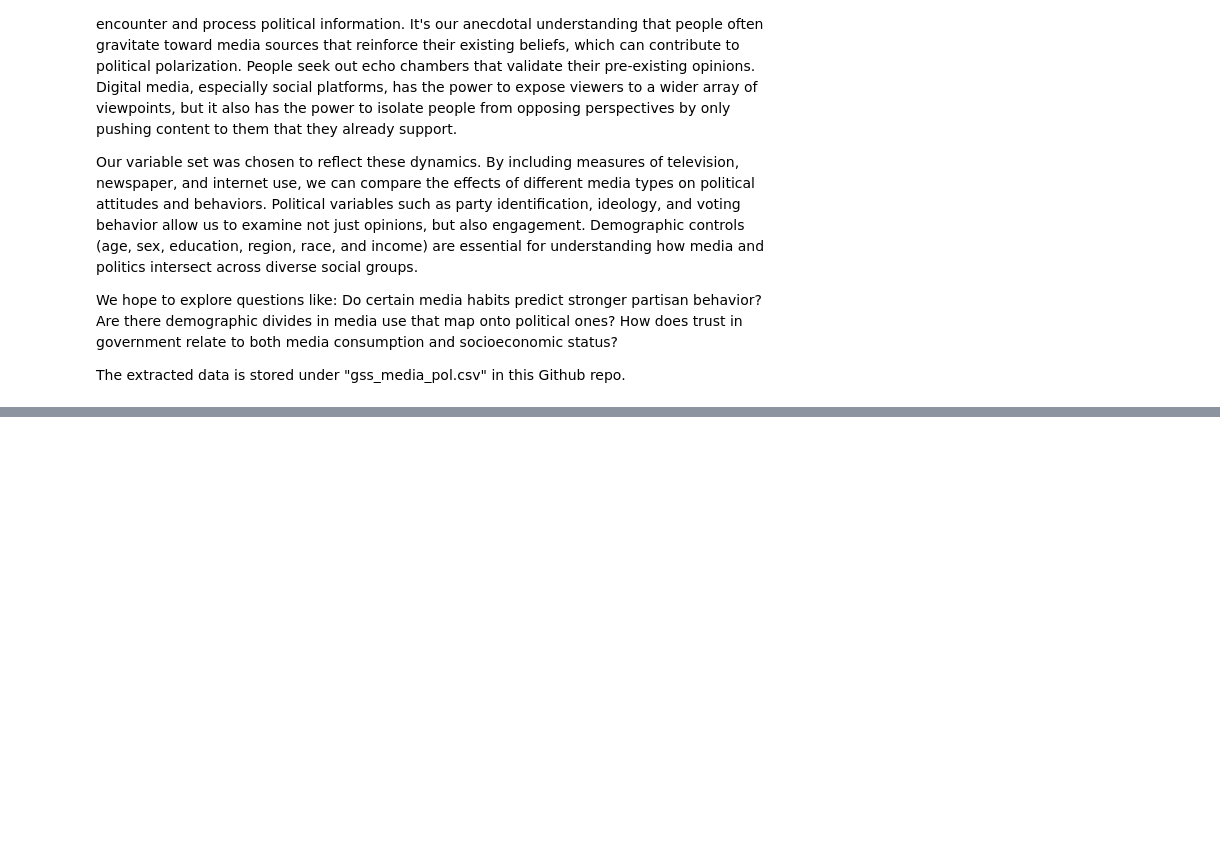
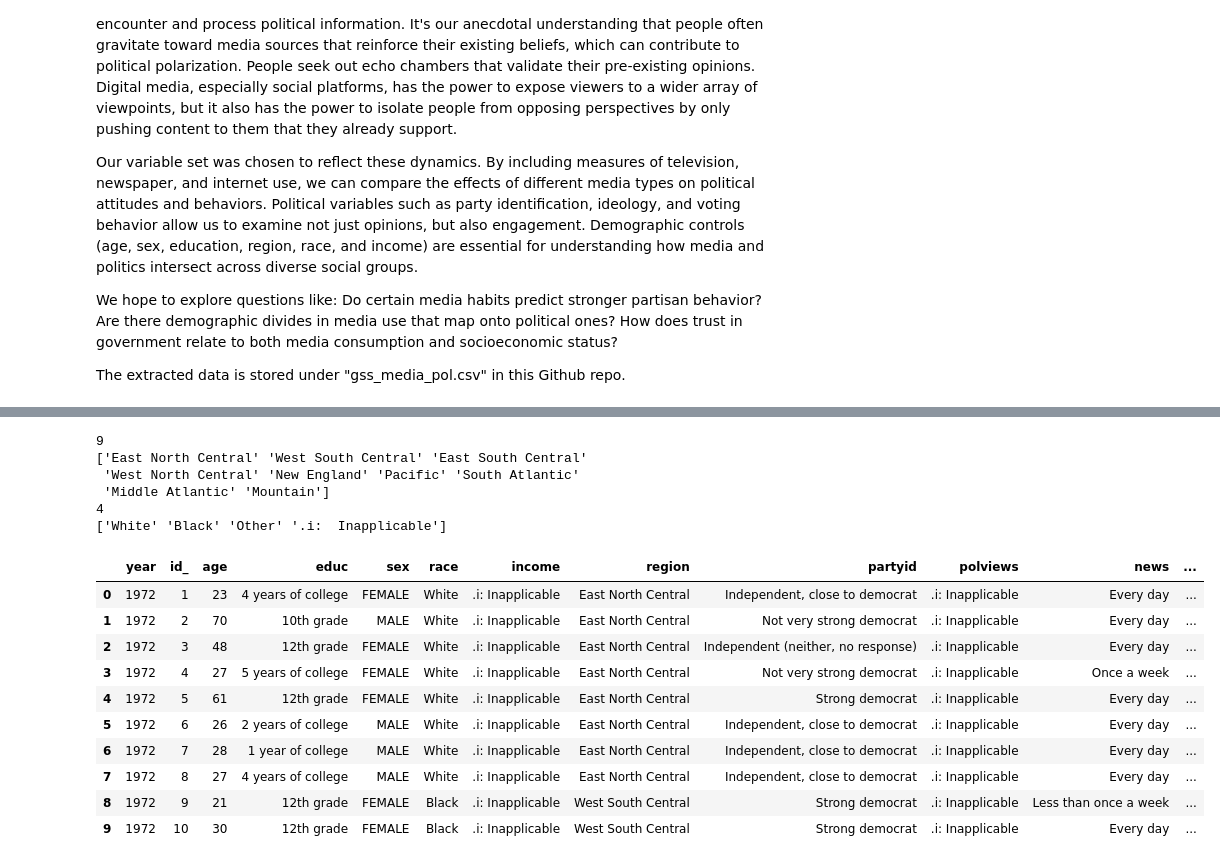
Before and after one commit to bburt26/lab_eda, a Jupyter notebook: lab_notebook.ipynb, the cells around one changed output, grey strips where cells are left out. Saved outputs shown, nothing was run; the diff lists cells and outputs as text; code cells hidden in the pictures; blank space fills up the shorter version.

```diff
--- a/lab_notebook.ipynb
+++ b/lab_notebook.ipynb
@@ -79,0 +54,66 @@ print(media.head(10))
+# %%
+#3
+
+media = pd.read_csv('gss_media_pol.csv')
+
+import numpy as np
+
+# Region -
+# No major blemishes, capital letters consistent.
+print(media['region'].nunique())
+print(media['region'].unique())
+
+
+
+# Race -
+# Replaced "Inapplicable" with na's to keep row but maintain consistency for
+# unhelpful data.
+media["race_clean"] = media["race"].replace(".i:  Inapplicable", np.nan)
+print(media['race'].nunique())
+print(media['race'].unique())
+
+
+
+# Age -
+# cleaned to remove spaces, commas, and coerced as integers. Added new column
+# Given a DataFrame 'media' with an age column
+media['age_clean'] = (
+    media['age']
+    .astype(str)                        # Convert to string
+    .str.replace(' ', '', regex=True)  # Remove spaces
+    .str.replace(',', '', regex=True)  # Remove commas
+)
+media['age_clean'] = pd.to_numeric(media['age_clean'], errors='coerce')  # Convert to numeric, invalid to NaN
+# Here I divided the clean age data into groups so that they could be more easily
+# examined in a graph.
+bins = [18, 30, 45, 60, 75, float('inf')]
+labels = ['18-30', '31-45', '46-60', '61-75', '75+']
+media['age_group'] = pd.cut(media['age_clean'], bins=bins, labels=labels, right=True, include_lowest=True)
+
+
+# News -
+# Replace specified values with NaN in a new column 'news_clean'
+media['news_clean'] = media['news'].replace(
+    ['.n:  No answer', '.i:  Inapplicable', '.s:  Skipped on Web'],
+    np.nan
+)
+
+media.head(10)
+# %% [output]
+9
+['East North Central' 'West South Central' 'East South Central'
+ 'West North Central' 'New England' 'Pacific' 'South Atlantic'
+ 'Middle Atlantic' 'Mountain']
+4
+['White' 'Black' 'Other' '.i:  Inapplicable']
+|  | year | id_ | age | educ | sex | race | income | region | partyid | polviews | news | ... |
+| 0 | 1972 | 1 | 23 | 4 years of college | FEMALE | White | .i: Inapplicable | East North Central | Independent, close to democrat | .i: Inapplicable | Every day | ... |
+| 1 | 1972 | 2 | 70 | 10th grade | MALE | White | .i: Inapplicable | East North Central | Not very strong democrat | .i: Inapplicable | Every day | ... |
+| 2 | 1972 | 3 | 48 | 12th grade | FEMALE | White | .i: Inapplicable | East North Central | Independent (neither, no response) | .i: Inapplicable | Every day | ... |
+| 3 | 1972 | 4 | 27 | 5 years of college | FEMALE | White | .i: Inapplicable | East North Central | Not very strong democrat | .i: Inapplicable | Once a week | ... |
+| 4 | 1972 | 5 | 61 | 12th grade | FEMALE | White | .i: Inapplicable | East North Central | Strong democrat | .i: Inapplicable | Every day | ... |
+| 5 | 1972 | 6 | 26 | 2 years of college | MALE | White | .i: Inapplicable | East North Central | Independent, close to democrat | .i: Inapplicable | Every day | ... |
+| 6 | 1972 | 7 | 28 | 1 year of college | MALE | White | .i: Inapplicable | East North Central | Independent, close to democrat | .i: Inapplicable | Every day | ... |
+| 7 | 1972 | 8 | 27 | 4 years of college | MALE | White | .i: Inapplicable | East North Central | Independent, close to democrat | .i: Inapplicable | Every day | ... |
+| 8 | 1972 | 9 | 21 | 12th grade | FEMALE | Black | .i: Inapplicable | West South Central | Strong democrat | .i: Inapplicable | Less than once a week | ... |
+| 9 | 1972 | 10 | 30 | 12th grade | FEMALE | Black | .i: Inapplicable | West South Central | Strong democrat | .i: Inapplicable | Every day | ... |
```
Also changed, not shown: parts of 5 cells of this notebook.
